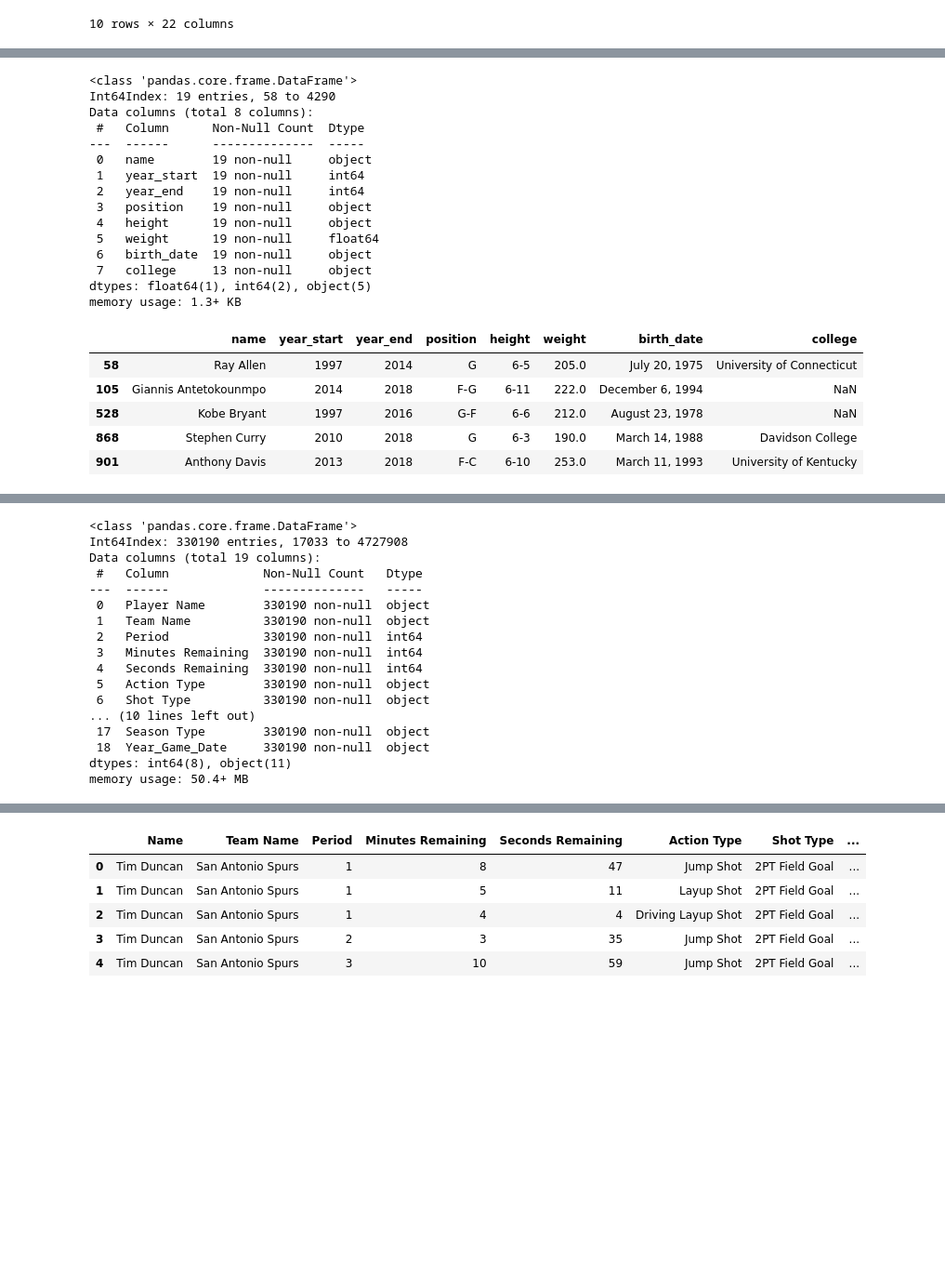
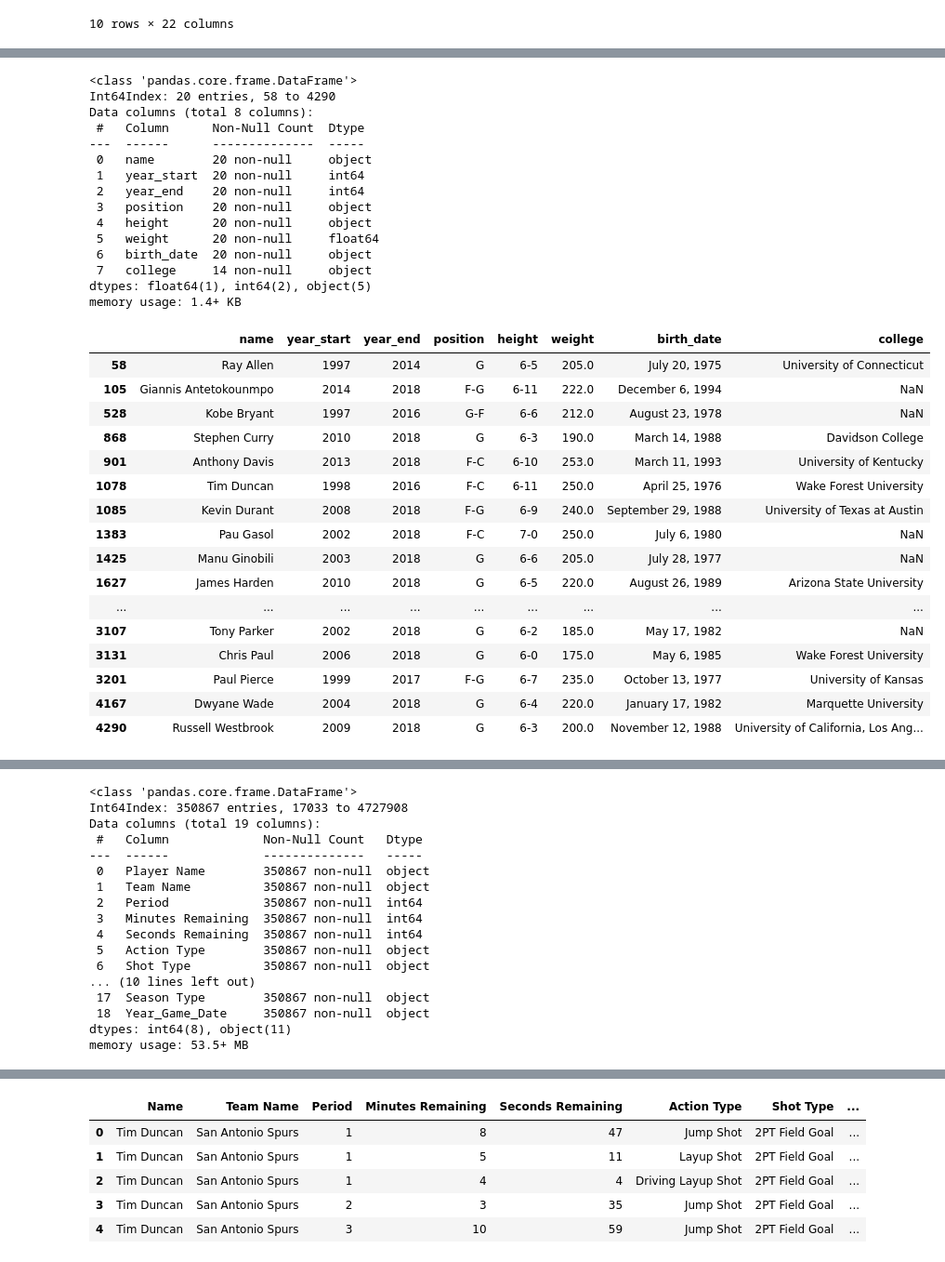
Before and after one commit to simotony77/Data_Scientest, a Jupyter notebook: NBA_Project.ipynb, the cells around one changed output, grey strips where cells are left out. Shown at 93% size. Saved outputs shown, nothing was run; the diff lists cells and outputs as text; code cells hidden in the pictures; blank space fills up the shorter version.

Commit message:
Update NBA_Project.ipynb
04July02.08am

```diff
--- a/NBA_Project.ipynb
+++ b/NBA_Project.ipynb
@@ -31,5 +31,5 @@ memory usage: 793.8+ MB
 # We place in a list the 20 players considered
 # %%
 PlayerList = ['Tim Duncan', 'Kobe Bryant', 'Allen Iverson', 'Steve Nash', 'Ray Allen', 'Paul Pierce', 'Pau Gasol', 'Tony Parker',
-              'Manu Ginobili', 'Dwayne Wade', 'LeBron James', 'Chris Paul', 'Kevin Durant', 'Russell Westbrook', 'Stephen Curry',
+              'Manu Ginobili', 'Dwyane Wade', 'LeBron James', 'Chris Paul', 'Kevin Durant', 'Russell Westbrook', 'Stephen Curry',
               'James Harden', 'Kawhi Leonard', 'Damian Lillard', 'Anthony Davis', 'Giannis Antetokounmpo']
@@ -106,29 +106,40 @@ player_data = player_data[ player_data['name'].isin(PlayerList) ]
 player_data.info()
 # %% [output]
 <class 'pandas.core.frame.DataFrame'>
-Int64Index: 19 entries, 58 to 4290
+Int64Index: 20 entries, 58 to 4290
 Data columns (total 8 columns):
  #   Column      Non-Null Count  Dtype
 ---  ------      --------------  -----
- 0   name        19 non-null     object
- 1   year_start  19 non-null     int64
- 2   year_end    19 non-null     int64
- 3   position    19 non-null     object
- 4   height      19 non-null     object
- 5   weight      19 non-null     float64
- 6   birth_date  19 non-null     object
- 7   college     13 non-null     object
+ 0   name        20 non-null     object
+ 1   year_start  20 non-null     int64
+ 2   year_end    20 non-null     int64
+ 3   position    20 non-null     object
+ 4   height      20 non-null     object
+ 5   weight      20 non-null     float64
+ 6   birth_date  20 non-null     object
+ 7   college     14 non-null     object
 dtypes: float64(1), int64(2), object(5)
-memory usage: 1.3+ KB
+memory usage: 1.4+ KB
 # %%
-player_data.head(5)
+player_data.head(20)
 # %% [output]
 |  | name | year_start | year_end | position | height | weight | birth_date | college |
 | 58 | Ray Allen | 1997 | 2014 | G | 6-5 | 205.0 | July 20, 1975 | University of Connecticut |
 | 105 | Giannis Antetokounmpo | 2014 | 2018 | F-G | 6-11 | 222.0 | December 6, 1994 | NaN |
 | 528 | Kobe Bryant | 1997 | 2016 | G-F | 6-6 | 212.0 | August 23, 1978 | NaN |
 | 868 | Stephen Curry | 2010 | 2018 | G | 6-3 | 190.0 | March 14, 1988 | Davidson College |
 | 901 | Anthony Davis | 2013 | 2018 | F-C | 6-10 | 253.0 | March 11, 1993 | University of Kentucky |
+| 1078 | Tim Duncan | 1998 | 2016 | F-C | 6-11 | 250.0 | April 25, 1976 | Wake Forest University |
+| 1085 | Kevin Durant | 2008 | 2018 | F-G | 6-9 | 240.0 | September 29, 1988 | University of Texas at Austin |
+| 1383 | Pau Gasol | 2002 | 2018 | F-C | 7-0 | 250.0 | July 6, 1980 | NaN |
+| 1425 | Manu Ginobili | 2003 | 2018 | G | 6-6 | 205.0 | July 28, 1977 | NaN |
+| 1627 | James Harden | 2010 | 2018 | G | 6-5 | 220.0 | August 26, 1989 | Arizona State University |
+| ... | ... | ... | ... | ... | ... | ... | ... | ... |
+| 3107 | Tony Parker | 2002 | 2018 | G | 6-2 | 185.0 | May 17, 1982 | NaN |
+| 3131 | Chris Paul | 2006 | 2018 | G | 6-0 | 175.0 | May 6, 1985 | Wake Forest University |
+| 3201 | Paul Pierce | 1999 | 2017 | F-G | 6-7 | 235.0 | October 13, 1977 | University of Kansas |
+| 4167 | Dwyane Wade | 2004 | 2018 | G | 6-4 | 220.0 | January 17, 1982 | Marquette University |
+| 4290 | Russell Westbrook | 2009 | 2018 | G | 6-3 | 200.0 | November 12, 1988 | University of California, Los Ang... |
 # %%
 # We want to extract the age of the player when the game was played
 # %%
@@ -148,22 +159,22 @@ data['Year_Game_Date'] = data['Game Date'].astype(str).str[:4]
 data.info()
 # %% [output]
 <class 'pandas.core.frame.DataFrame'>
-Int64Index: 330190 entries, 17033 to 4727908
+Int64Index: 350867 entries, 17033 to 4727908
 Data columns (total 19 columns):
  #   Column             Non-Null Count   Dtype
 ---  ------             --------------   -----
- 0   Player Name        330190 non-null  object
- 1   Team Name          330190 non-null  object
- 2   Period             330190 non-null  int64
- 3   Minutes Remaining  330190 non-null  int64
- 4   Seconds Remaining  330190 non-null  int64
- 5   Action Type        330190 non-null  object
- 6   Shot Type          330190 non-null  object
+ 0   Player Name        350867 non-null  object
+ 1   Team Name          350867 non-null  object
+ 2   Period             350867 non-null  int64
+ 3   Minutes Remaining  350867 non-null  int64
+ 4   Seconds Remaining  350867 non-null  int64
+ 5   Action Type        350867 non-null  object
+ 6   Shot Type          350867 non-null  object
 ... (10 lines left out)
- 17  Season Type        330190 non-null  object
- 18  Year_Game_Date     330190 non-null  object
+ 17  Season Type        350867 non-null  object
+ 18  Year_Game_Date     350867 non-null  object
 dtypes: int64(8), object(11)
-memory usage: 50.4+ MB
+memory usage: 53.5+ MB
 # %%
 data.drop(['Game Date'], axis =1, inplace = True )
 # %%
```
Also changed, not shown: parts of 30 cells of this notebook.
